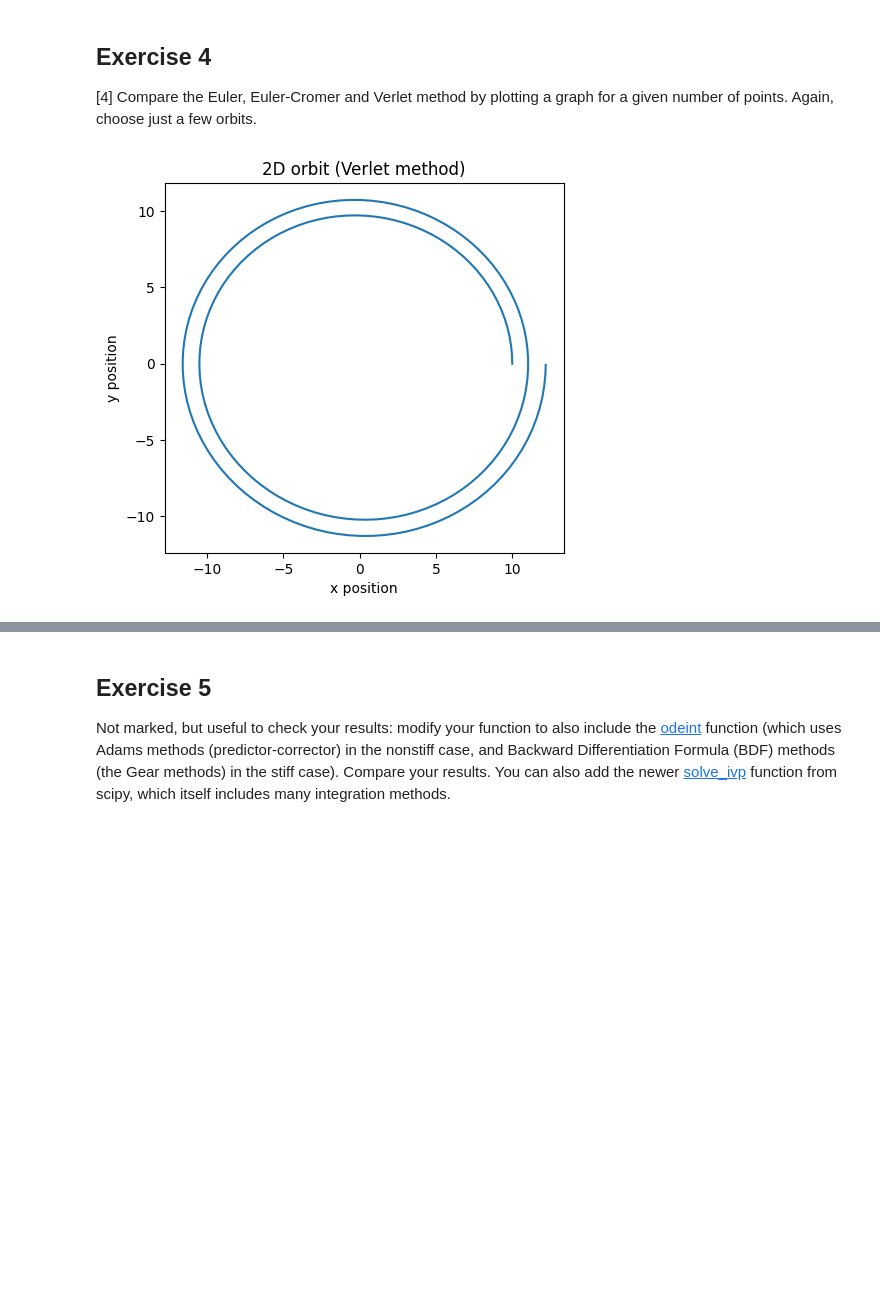
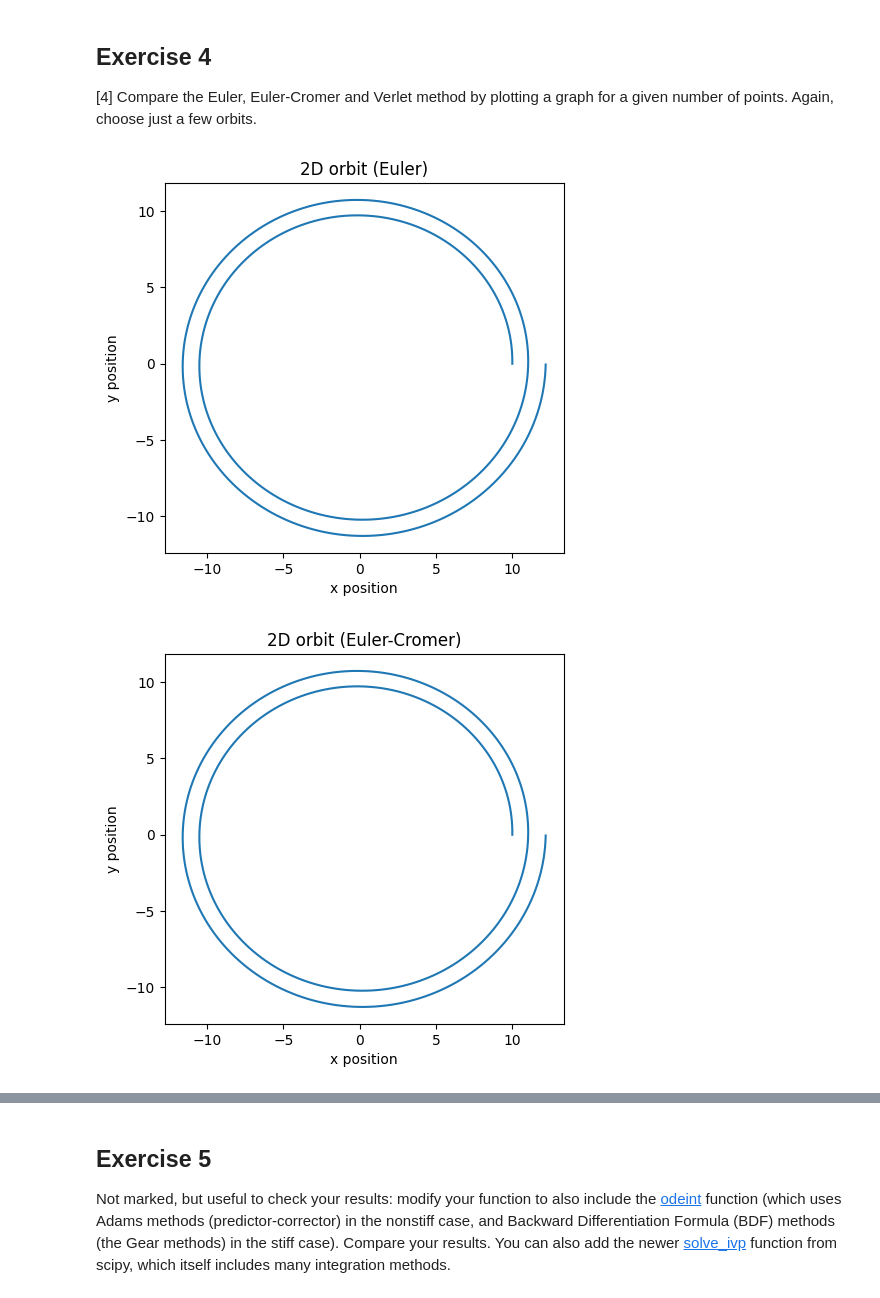
Before and after one commit to PX2145-2025/week-9-b-Finlay-Hall, a Jupyter notebook: ODEs_2.ipynb, the cells around one changed output, grey strips where cells are left out. Saved outputs shown, nothing was run; the diff lists cells and outputs as text; code cells hidden in the pictures; blank space fills up the shorter version.

```diff
--- a/ODEs_2.ipynb
+++ b/ODEs_2.ipynb
@@ -306,7 +306,7 @@ plt.show()
 
 [6] Modify your function to include both the Euler-Cromer method and the Verlet method. The method keyword in the function should be used to select the integration method used in the function (using an `if` statement).
 # %%
-def orbit_solve (r0, v0, tmax, N, method = 'verlet'):
+def orbit_solve (r0, v0, tmax, N, method = ''):
 
     # set-up the time-step using tmax and N: (N points mean N-1 intervals)
     time_step = tmax / (N - 1)
@@ -340,21 +340,41 @@ def orbit_solve (r0, v0, tmax, N, method = 'verlet'):
 # %%
 r0 = [10,0] # set array for r0
 v0 = [0,0.3] # set array for v0
 r_mag = 10 # set value for r_mag
 tmax = 2*np.sqrt(4*np.pi**2*r_mag**3)
-N = 200 # number of points
+N = 400 # number of points
 # given parameters
 G = 1
 M = 1
 
 # call the orbit_solve function and store its results
-t, r, v = orbit_solve(r0, v0, tmax, N)
+t, r, v = orbit_solve(r0, v0, tmax, N, method = 'euler')
 # plot the x and y components of the position vector
 plt.plot(r[:,0], r[:,1])
 plt.xlabel("x position")
 plt.ylabel("y position")
-plt.title("2D orbit (Verlet method)")
+plt.title("2D orbit (Euler)")
 plt.gca().set_aspect('equal', adjustable='box') # to make the circular orbit look circular
 plt.show()
+t, r, v = orbit_solve(r0, v0, tmax, N, method = 'euler_cromer')
+# plot the x and y components of the position vector
+plt.plot(r[:,0], r[:,1])
+plt.xlabel("x position")
+plt.ylabel("y position")
+plt.title("2D orbit (Euler-Cromer)")
+plt.gca().set_aspect('equal', adjustable='box') # to make the circular orbit look circular
+plt.show()
+t, r, v = orbit_solve(r0, v0, tmax, N, method = 'verlet')
+# plot the x and y components of the position vector
+plt.plot(r[:,0], r[:,1])
+plt.xlabel("x position")
+plt.ylabel("y position")
+plt.title("2D orbit (Verlet)")
+plt.gca().set_aspect('equal', adjustable='box') # to make the circular orbit look circular
+plt.show()
+
+# verlet is clearly the most accurate
+# euler and euler cromer are very similar
 # %% [output]
-[figure, old version]
+[figure, new version]
+[figure, added]
```
Also changed, not shown: parts of 2 cells of this notebook.
